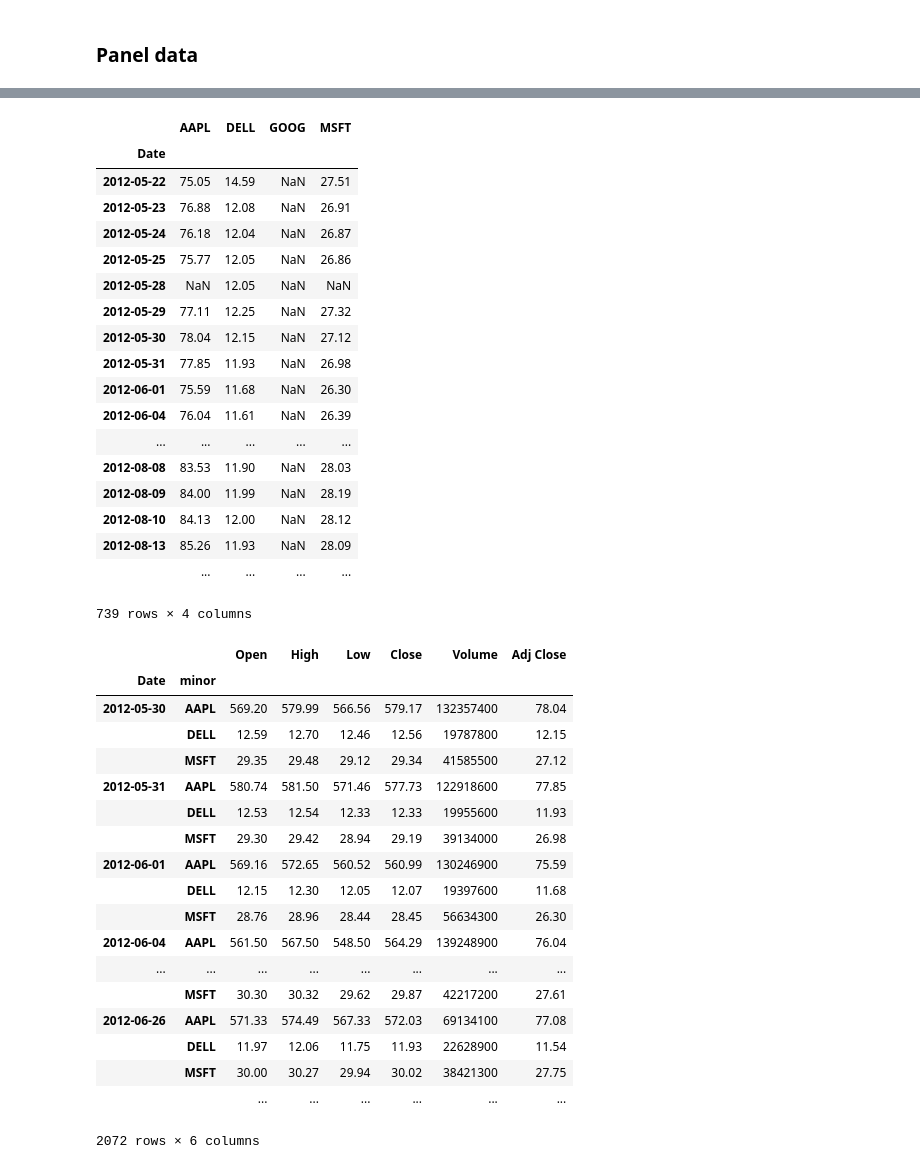
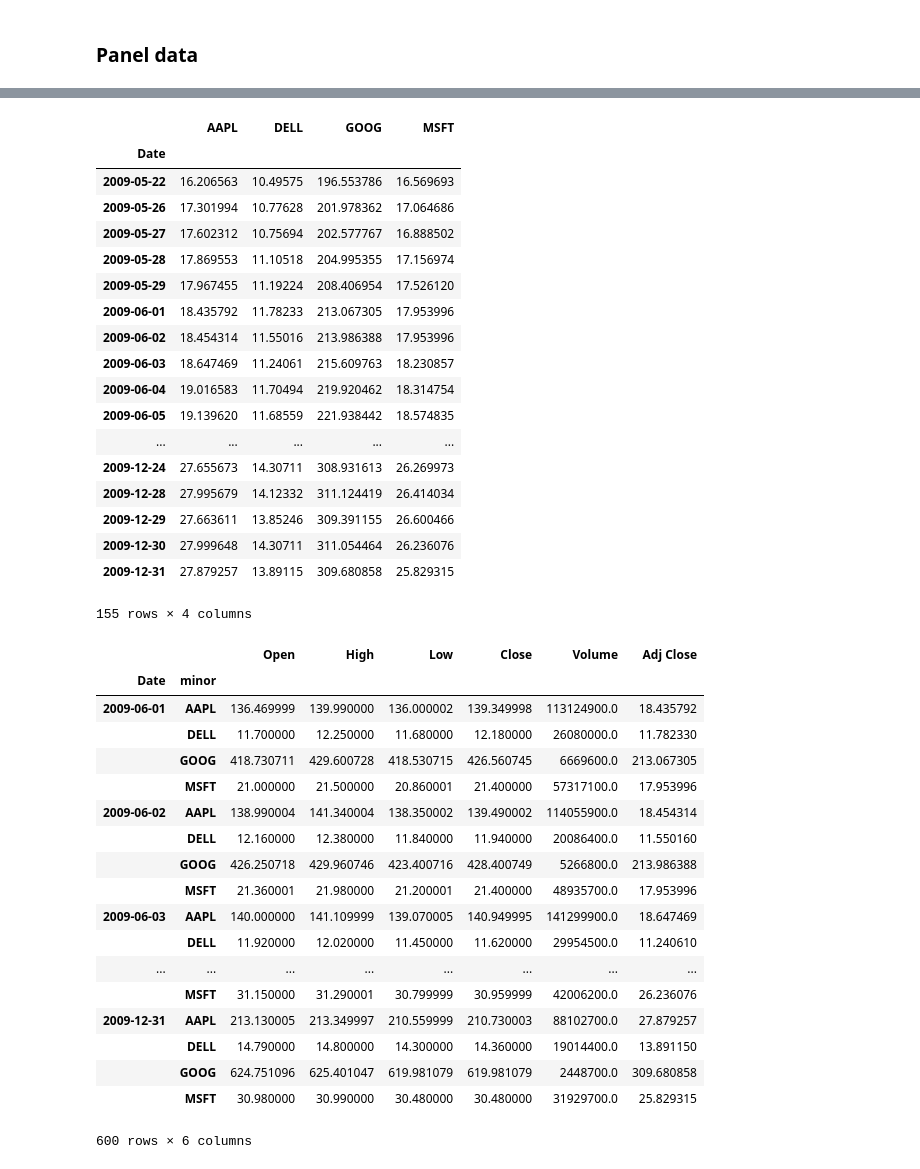
Before and after one commit to wshuail/Learn-Data-Science-the-Hard-Way, a Jupyter notebook: book/Python_for_Data_Analysis/ch05.ipynb, the cells around one changed output, grey strips where cells are left out. Drawn from its saved outputs; the diff is of its cells as text; code cells hidden in the pictures.

```diff
--- a/book/Python_for_Data_Analysis/ch05.ipynb
+++ b/book/Python_for_Data_Analysis/ch05.ipynb
@@ -1999,6 +1980,3 @@ Name: 2, dtype: int64
 # %%
-import pandas.io.data as web
-
-pdata = pd.Panel(dict((stk, web.get_data_yahoo(stk))
-                       for stk in ['AAPL', 'GOOG', 'MSFT', 'DELL']))
-pdata
+pdata = pd.Panel(dict((stk, web.DataReader(stk, 'yahoo', start='1/1/2009', end='1/1/2010'))
+                      for stk in ['AAPL', 'GOOG', 'MSFT', 'DELL']))
@@ -2043,48 +2023,48 @@ pdata.ix[:, '6/1/2012', :]
 # %%
-pdata.ix['Adj Close', '5/22/2012':, :]
+pdata.ix['Adj Close', '5/22/2009':, :]
 # %% [output]
 |  | AAPL | DELL | GOOG | MSFT |
 | Date |  |  |  |  |
-| 2012-05-22 | 75.05 | 14.59 | NaN | 27.51 |
-| 2012-05-23 | 76.88 | 12.08 | NaN | 26.91 |
-| 2012-05-24 | 76.18 | 12.04 | NaN | 26.87 |
-| 2012-05-25 | 75.77 | 12.05 | NaN | 26.86 |
-| 2012-05-28 | NaN | 12.05 | NaN | NaN |
-| 2012-05-29 | 77.11 | 12.25 | NaN | 27.32 |
-| 2012-05-30 | 78.04 | 12.15 | NaN | 27.12 |
-| 2012-05-31 | 77.85 | 11.93 | NaN | 26.98 |
-| 2012-06-01 | 75.59 | 11.68 | NaN | 26.30 |
-| 2012-06-04 | 76.04 | 11.61 | NaN | 26.39 |
+| 2009-05-22 | 16.206563 | 10.49575 | 196.553786 | 16.569693 |
+| 2009-05-26 | 17.301994 | 10.77628 | 201.978362 | 17.064686 |
+| 2009-05-27 | 17.602312 | 10.75694 | 202.577767 | 16.888502 |
+| 2009-05-28 | 17.869553 | 11.10518 | 204.995355 | 17.156974 |
+| 2009-05-29 | 17.967455 | 11.19224 | 208.406954 | 17.526120 |
+| 2009-06-01 | 18.435792 | 11.78233 | 213.067305 | 17.953996 |
+| 2009-06-02 | 18.454314 | 11.55016 | 213.986388 | 17.953996 |
+| 2009-06-03 | 18.647469 | 11.24061 | 215.609763 | 18.230857 |
+| 2009-06-04 | 19.016583 | 11.70494 | 219.920462 | 18.314754 |
+| 2009-06-05 | 19.139620 | 11.68559 | 221.938442 | 18.574835 |
 | ... | ... | ... | ... | ... |
-| 2012-08-08 | 83.53 | 11.90 | NaN | 28.03 |
-| 2012-08-09 | 84.00 | 11.99 | NaN | 28.19 |
-| 2012-08-10 | 84.13 | 12.00 | NaN | 28.12 |
-| 2012-08-13 | 85.26 | 11.93 | NaN | 28.09 |
-|  | ... | ... | ... | ... |
+| 2009-12-24 | 27.655673 | 14.30711 | 308.931613 | 26.269973 |
+| 2009-12-28 | 27.995679 | 14.12332 | 311.124419 | 26.414034 |
+| 2009-12-29 | 27.663611 | 13.85246 | 309.391155 | 26.600466 |
+| 2009-12-30 | 27.999648 | 14.30711 | 311.054464 | 26.236076 |
+| 2009-12-31 | 27.879257 | 13.89115 | 309.680858 | 25.829315 |
-739 rows × 4 columns
+155 rows × 4 columns
 # %%
-stacked = pdata.ix[:, '5/30/2012':, :].to_frame()
+stacked = pdata.ix[:, '5/30/2009':, :].to_frame()
 stacked
 # %% [output]
 |  |  | Open | High | Low | Close | Volume | Adj Close |
 | Date | minor |  |  |  |  |  |  |
-| 2012-05-30 | AAPL | 569.20 | 579.99 | 566.56 | 579.17 | 132357400 | 78.04 |
-|  | DELL | 12.59 | 12.70 | 12.46 | 12.56 | 19787800 | 12.15 |
-|  | MSFT | 29.35 | 29.48 | 29.12 | 29.34 | 41585500 | 27.12 |
-| 2012-05-31 | AAPL | 580.74 | 581.50 | 571.46 | 577.73 | 122918600 | 77.85 |
-|  | DELL | 12.53 | 12.54 | 12.33 | 12.33 | 19955600 | 11.93 |
-|  | MSFT | 29.30 | 29.42 | 28.94 | 29.19 | 39134000 | 26.98 |
-| 2012-06-01 | AAPL | 569.16 | 572.65 | 560.52 | 560.99 | 130246900 | 75.59 |
-|  | DELL | 12.15 | 12.30 | 12.05 | 12.07 | 19397600 | 11.68 |
-|  | MSFT | 28.76 | 28.96 | 28.44 | 28.45 | 56634300 | 26.30 |
-| 2012-06-04 | AAPL | 561.50 | 567.50 | 548.50 | 564.29 | 139248900 | 76.04 |
+| 2009-06-01 | AAPL | 136.469999 | 139.990000 | 136.000002 | 139.349998 | 113124900.0 | 18.435792 |
+|  | DELL | 11.700000 | 12.250000 | 11.680000 | 12.180000 | 26080000.0 | 11.782330 |
+|  | GOOG | 418.730711 | 429.600728 | 418.530715 | 426.560745 | 6669600.0 | 213.067305 |
+|  | MSFT | 21.000000 | 21.500000 | 20.860001 | 21.400000 | 57317100.0 | 17.953996 |
+| 2009-06-02 | AAPL | 138.990004 | 141.340004 | 138.350002 | 139.490002 | 114055900.0 | 18.454314 |
+|  | DELL | 12.160000 | 12.380000 | 11.840000 | 11.940000 | 20086400.0 | 11.550160 |
+|  | GOOG | 426.250718 | 429.960746 | 423.400716 | 428.400749 | 5266800.0 | 213.986388 |
+|  | MSFT | 21.360001 | 21.980000 | 21.200001 | 21.400000 | 48935700.0 | 17.953996 |
+| 2009-06-03 | AAPL | 140.000000 | 141.109999 | 139.070005 | 140.949995 | 141299900.0 | 18.647469 |
+|  | DELL | 11.920000 | 12.020000 | 11.450000 | 11.620000 | 29954500.0 | 11.240610 |
 | ... | ... | ... | ... | ... | ... | ... | ... |
-|  | MSFT | 30.30 | 30.32 | 29.62 | 29.87 | 42217200 | 27.61 |
-| 2012-06-26 | AAPL | 571.33 | 574.49 | 567.33 | 572.03 | 69134100 | 77.08 |
-|  | DELL | 11.97 | 12.06 | 11.75 | 11.93 | 22628900 | 11.54 |
-|  | MSFT | 30.00 | 30.27 | 29.94 | 30.02 | 38421300 | 27.75 |
-|  |  | ... | ... | ... | ... | ... | ... |
+|  | MSFT | 31.150000 | 31.290001 | 30.799999 | 30.959999 | 42006200.0 | 26.236076 |
+| 2009-12-31 | AAPL | 213.130005 | 213.349997 | 210.559999 | 210.730003 | 88102700.0 | 27.879257 |
+|  | DELL | 14.790000 | 14.800000 | 14.300000 | 14.360000 | 19014400.0 | 13.891150 |
+|  | GOOG | 624.751096 | 625.401047 | 619.981079 | 619.981079 | 2448700.0 | 309.680858 |
+|  | MSFT | 30.980000 | 30.990000 | 30.480000 | 30.480000 | 31929700.0 | 25.829315 |
-2072 rows × 6 columns
+600 rows × 6 columns
 # %%
 stacked.to_panel()
 # %% [output]
```
Also changed, not shown: parts of 173 cells of this notebook.
